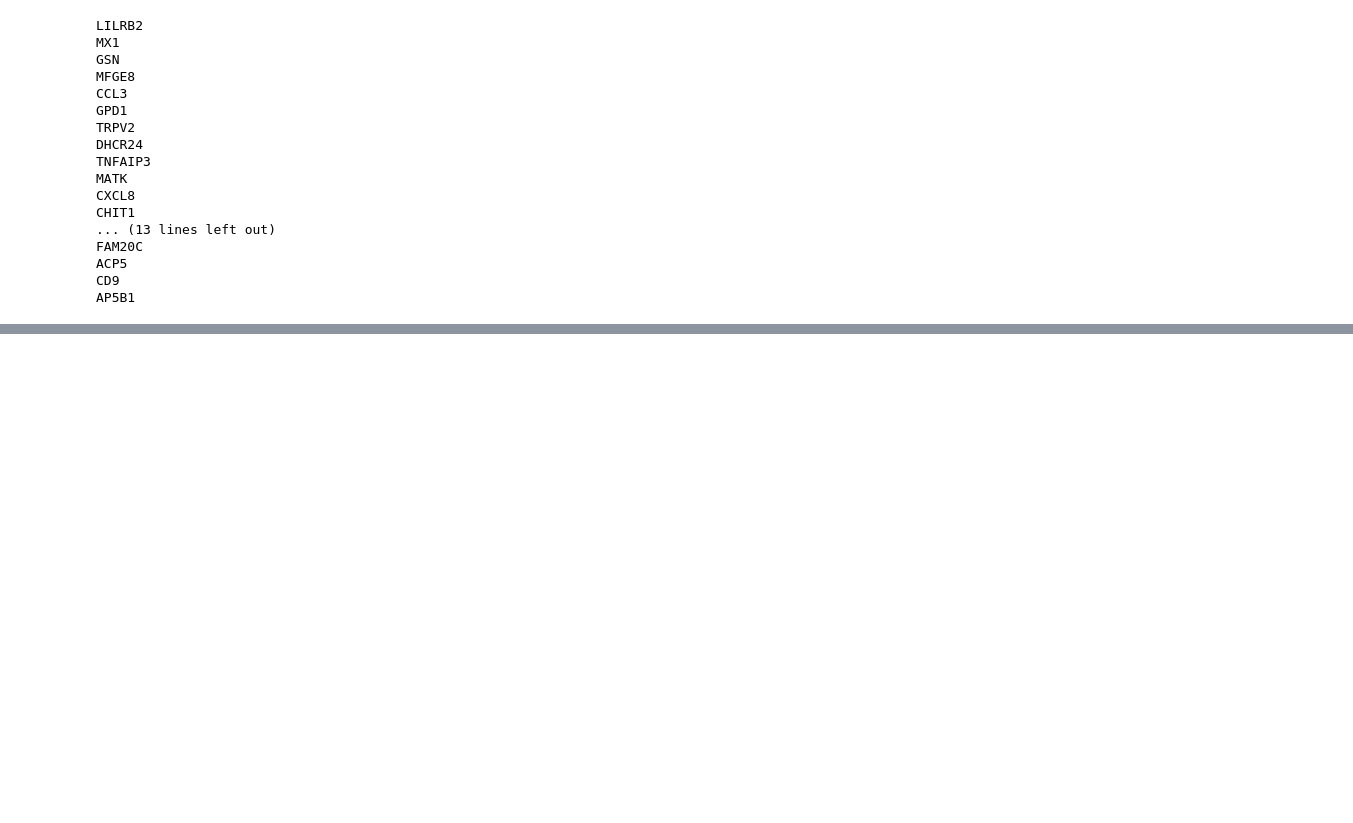
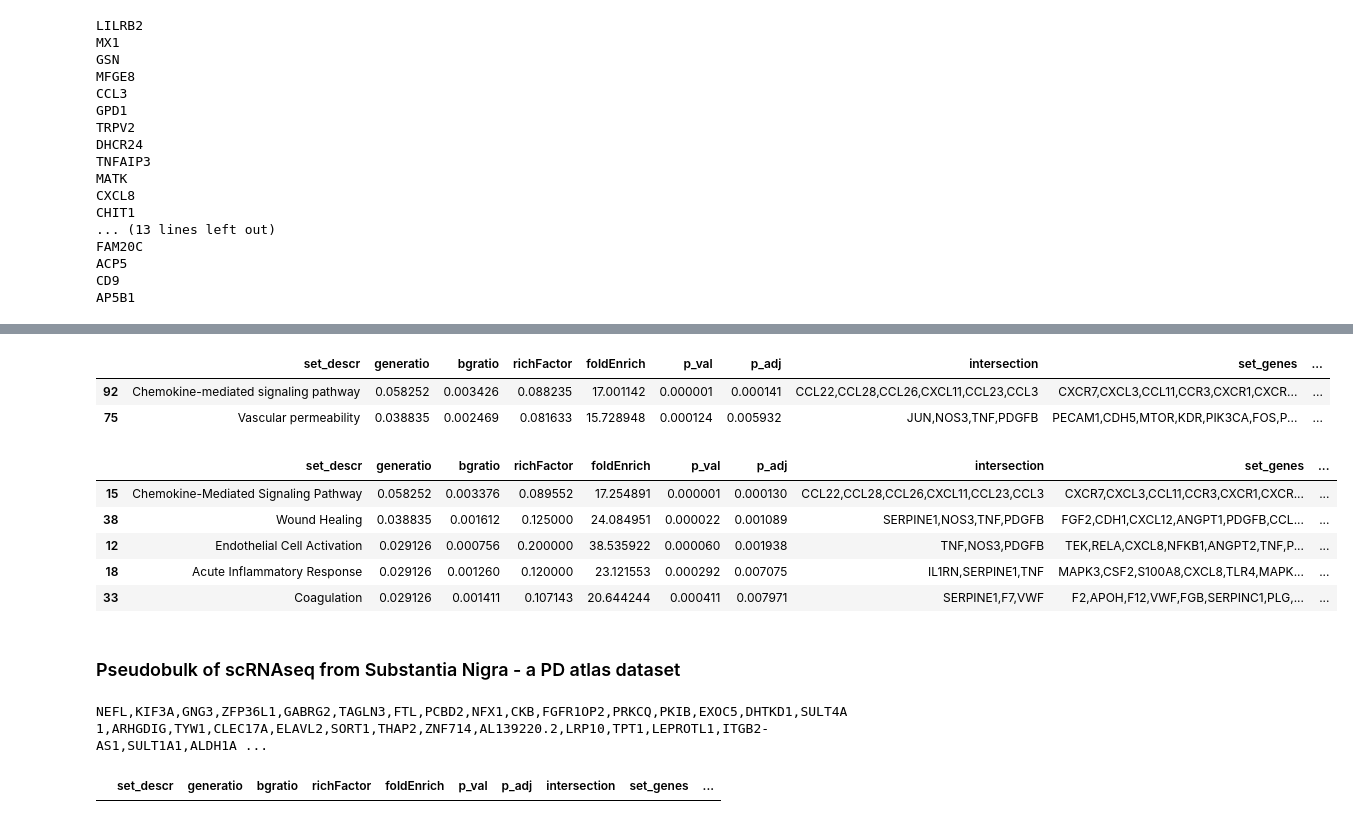
Before and after one commit to Alector-BIO/llm2geneset, a Jupyter notebook: notebooks/4_run_example.ipynb, the cells around one changed output, grey strips where cells are left out. Drawn from its saved outputs; the diff is of its cells as text; code cells hidden in the pictures; blank space fills up the shorter version.

Commit message:
Context for scRNA atlas from Substantia nigra for Parkinson's

```diff
--- a/notebooks/4_run_example.ipynb
+++ b/notebooks/4_run_example.ipynb
@@ -78,0 +78,15 @@ df[df["p_adj"] < 0.05]
+# %%
+#
+ppmi_olink_p196 = pd.read_csv("data/alt_ppmi_csf_PDvsHC.lm.20241004.tsv", sep="\t")
+ppmi_olink_p196 = ppmi_olink_p196[(ppmi_olink_p196["wt_pvalue"]<1e-2)]# & ((ppmi_olink_p196["l2fc"])>0)]
+#
+# ppmi_olink_p196 = pd.read_csv("data/covariates_ppmi_csf_PDvsHC.lm20241008.tsv", sep="\t")
+# print(ppmi_olink_p196.columns)
+# ppmi_olink_p196 = ppmi_olink_p196[(ppmi_olink_p196["wt_pvalue"]<0.1) & (ppmi_olink_p196["l2fc"]<0)]
+#
+genes = ppmi_olink_p196["GENE"].to_list()
+#
+random.seed(20241009)
+random.shuffle(genes)
+#
+print(",".join(genes))
@@ -78,0 +144,35 @@ df[df["p_adj"] < 0.05]
+# %%
+#
+gc.collect()
+context_str = "Parkinson's disease"
+llm2geneset_context_res = await llm2geneset.gs_proposal_bench(aclient, [genes], model="gpt-4o-2024-05-13",
+                                                              context=context_str,
+                                                              n_pathways=100)
+
+df = llm2geneset_context_res[0]["ora_results"]
+df[df["p_adj"] < 0.01]
+# %% [output]
+|  | set_descr | generatio | bgratio | richFactor | foldEnrich | p_val | p_adj | intersection | set_genes | ... |
+| 92 | Chemokine-mediated signaling pathway | 0.058252 | 0.003426 | 0.088235 | 17.001142 | 0.000001 | 0.000141 | CCL22,CCL28,CCL26,CXCL11,CCL23,CCL3 | CXCR7,CXCL3,CCL11,CCR3,CXCR1,CXCR... | ... |
+| 75 | Vascular permeability | 0.038835 | 0.002469 | 0.081633 | 15.728948 | 0.000124 | 0.005932 | JUN,NOS3,TNF,PDGFB | PECAM1,CDH5,MTOR,KDR,PIK3CA,FOS,P... | ... |
+# %%
+#
+gc.collect()
+# context_str = "cerebrospinal fluid of Parkinson's disease patients based on Olink proteomics"
+context_str = "cerebrospinal fluid in Parkinson's disease"
+llm2geneset_context_res = await llm2geneset.gs_proposal_bench(aclient, [genes], model="gpt-4o-2024-05-13",
+                                                              context=context_str,
+                                                              n_pathways=100)
+
+df = llm2geneset_context_res[0]["ora_results"]
+df.to_csv("outputs/with_context_ppmi-olink-p196.tsv",sep="\t",index=None)
+df[df["p_adj"] < 0.01]
+# %% [output]
+|  | set_descr | generatio | bgratio | richFactor | foldEnrich | p_val | p_adj | intersection | set_genes | ... |
+| 15 | Chemokine-Mediated Signaling Pathway | 0.058252 | 0.003376 | 0.089552 | 17.254891 | 0.000001 | 0.000130 | CCL22,CCL28,CCL26,CXCL11,CCL23,CCL3 | CXCR7,CXCL3,CCL11,CCR3,CXCR1,CXCR... | ... |
+| 38 | Wound Healing | 0.038835 | 0.001612 | 0.125000 | 24.084951 | 0.000022 | 0.001089 | SERPINE1,NOS3,TNF,PDGFB | FGF2,CDH1,CXCL12,ANGPT1,PDGFB,CCL... | ... |
+| 12 | Endothelial Cell Activation | 0.029126 | 0.000756 | 0.200000 | 38.535922 | 0.000060 | 0.001938 | TNF,NOS3,PDGFB | TEK,RELA,CXCL8,NFKB1,ANGPT2,TNF,P... | ... |
+| 18 | Acute Inflammatory Response | 0.029126 | 0.001260 | 0.120000 | 23.121553 | 0.000292 | 0.007075 | IL1RN,SERPINE1,TNF | MAPK3,CSF2,S100A8,CXCL8,TLR4,MAPK... | ... |
+| 33 | Coagulation | 0.029126 | 0.001411 | 0.107143 | 20.644244 | 0.000411 | 0.007971 | SERPINE1,F7,VWF | F2,APOH,F12,VWF,FGB,SERPINC1,PLG,... | ... |
+# %% [markdown]
+### Pseudobulk of scRNAseq from Substantia Nigra - a PD atlas dataset
@@ -78,0 +184,19 @@ df[df["p_adj"] < 0.05]
+# %%
+#
+mgl_scpdsn_genes = mgl_scpdsn_sig["Gene"].to_list()
+random.seed(999999)
+random.shuffle(mgl_scpdsn_genes)
+
+print(",".join(mgl_scpdsn_genes))
+# %% [output]
+NEFL,KIF3A,GNG3,ZFP36L1,GABRG2,TAGLN3,FTL,PCBD2,NFX1,CKB,FGFR1OP2,PRKCQ,PKIB,EXOC5,DHTKD1,SULT4A1,ARHGDIG,TYW1,CLEC17A,ELAVL2,SORT1,THAP2,ZNF714,AL139220.2,LRP10,TPT1,LEPROTL1,ITGB2-AS1,SULT1A1,ALDH1A ...
+# %%
+#
+gmt = llm2geneset.read_gmt("libs_human/gmt/KEGG_2021_Human.txt")
+set_descr = gmt["descr"]
+gene_sets = gmt["genes"]
+df = llm2geneset.simple_ora(mgl_scpdsn_genes, set_descr, gene_sets)
+df.to_csv("outputs/KEGG_scRNA_mgl_PD.tsv",sep="\t",index=None)
+df[df["p_adj"] < 0.01]
+# %% [output]
+|  | set_descr | generatio | bgratio | richFactor | foldEnrich | p_val | p_adj | intersection | set_genes | ... |
```
Also changed, not shown: parts of 12 cells of this notebook, 5 other files.
